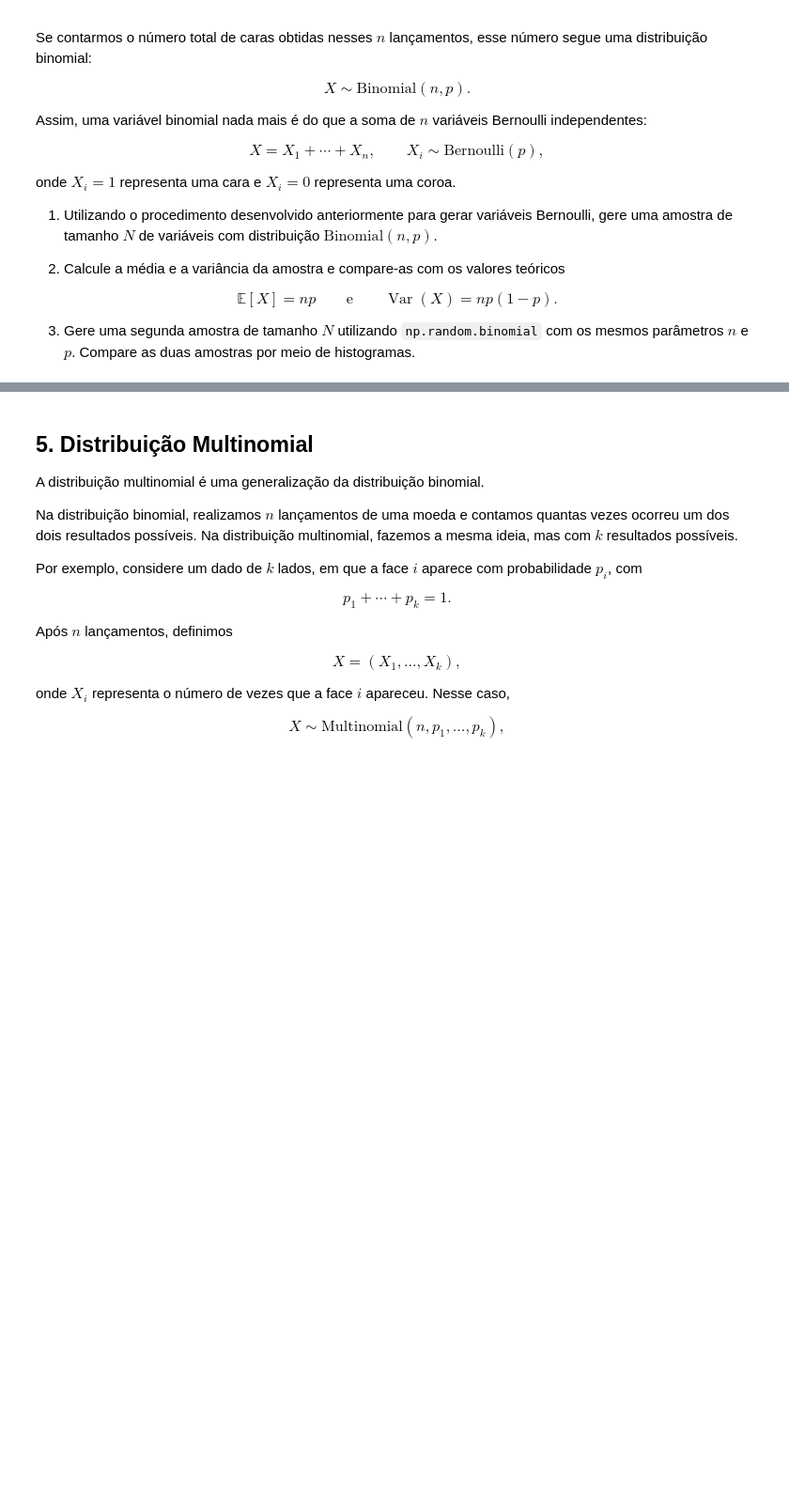
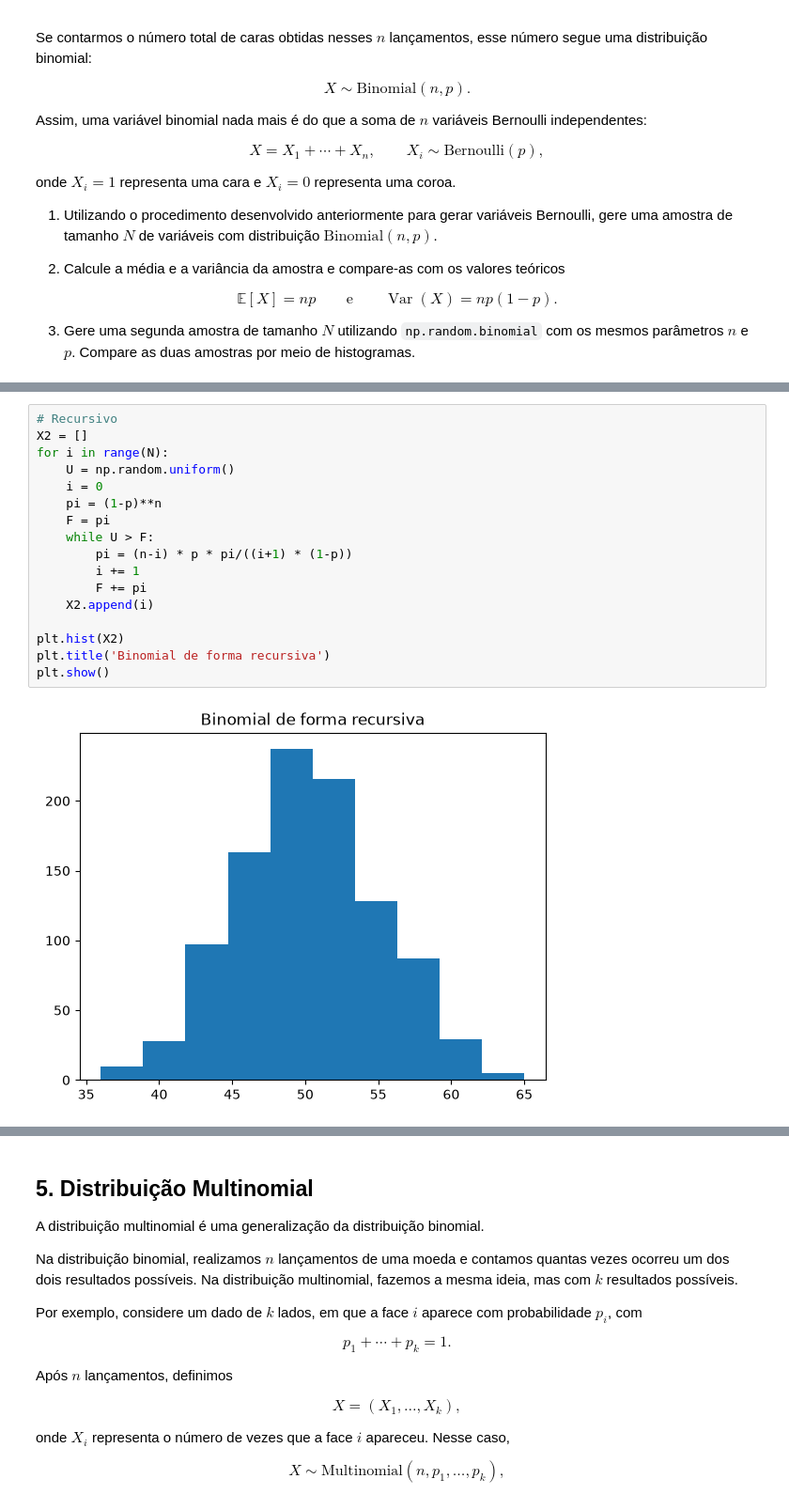
Before and after one commit to BenvenutiMateus/prog-estat, a Jupyter notebook: lab1.ipynb, the cells around one changed output, grey strips where cells are left out. Shown at 94% size. Cells and saved outputs as stored; diff of their text form; blank space fills up the shorter version.

```diff
--- a/lab1.ipynb
+++ b/lab1.ipynb
@@ -365,0 +389,19 @@ $$
+# %%
+# Recursivo
+X2 = []
+for i in range(N):
+    U = np.random.uniform()
+    i = 0
+    pi = (1-p)**n
+    F = pi
+    while U > F:
+        pi = (n-i) * p * pi/((i+1) * (1-p))
+        i += 1
+        F += pi
+    X2.append(i)
+
+plt.hist(X2)
+plt.title('Binomial de forma recursiva')
+plt.show()
+# %% [output]
+[figure, added]
```
Also changed, not shown: parts of 34 cells of this notebook, 1 other file.
